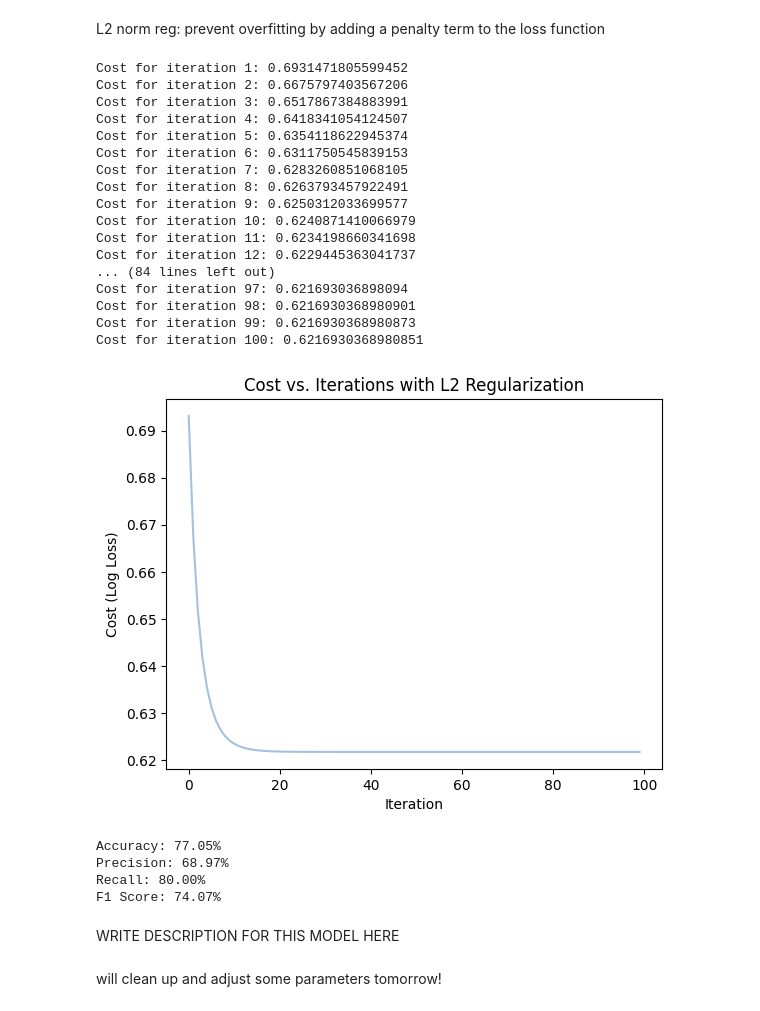
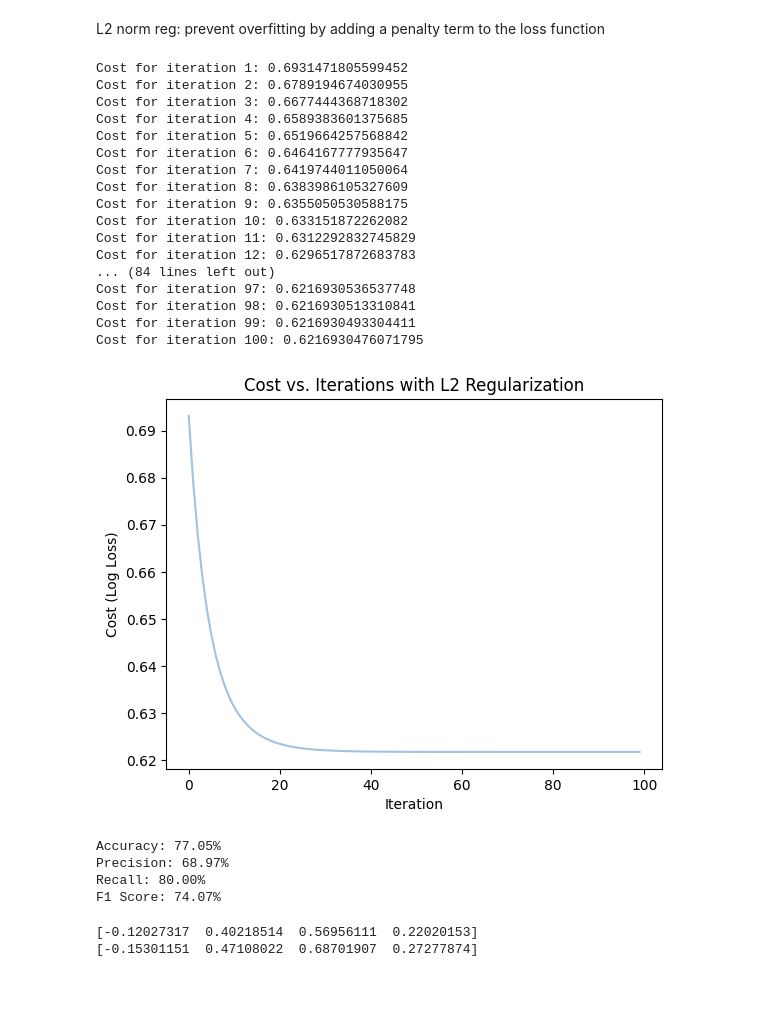
Before and after one commit to jack-mayberry/CS329E-Data-Analytics, a Jupyter notebook: Assignment 6/329e_HW06.ipynb, the cells around one changed output. Drawn from its saved outputs; the diff is of its cells as text; code cells hidden in the pictures.

```diff
--- a/Assignment 6/329e_HW06.ipynb
+++ b/Assignment 6/329e_HW06.ipynb
@@ -435,22 +435,22 @@ stop_thresh = 0.001
 
 weights_b = np.zeros(X_train_bold.shape[1])
 learning_rate = 0.7
-cost_list = []
+cost_list_b = []
 
 for i in range(num_iters):
 
     cost = cost_function(X_train_bold, y_train, weights_b)
-    cost_list.append(cost)
+    cost_list_b.append(cost)
     print(f'Cost for iteration {i + 1}: {cost}')
 
     # check if cost changed, adjust learning rate
     if i > 0:
-        cost_change = abs(cost_list[i] - cost_list[i - 1])
+        cost_change = abs(cost_list_b[i] - cost_list_b[i - 1])
 
         if cost_change < stop_thresh: # change is insignificant, stop early
             print(f'Stop at iteration {i + 1}')
             break
-        elif cost < cost_list[i-1]: # cost improved, increase learning_rate
+        elif cost < cost_list_b[i-1]: # cost improved, increase learning_rate
             learning_rate *= 1.1
         else: # cost got worse, halve the learning_rate
             learning_rate /= 2
@@ -542,16 +542,15 @@ Modify your Cost and gradient to implement the l2 norm regularization. Repeat th
 L2 norm reg: prevent overfitting by adding a penalty term to the loss function
 # %%
 # update cost func
-def cost_function(X, y, weights, lam):
+def cost_function2(X, y, weights, lam):
     '''
     compute cost for log reg including L2 regularization
     '''
-
     m, n = X.shape
     x_dot_weights = X.dot(weights)
 
     y_pred = sigmoid(x_dot_weights)
-    y_pred = np.clip(y_pred, 1e-10, 1 - 1e-10)
+    y_pred = np.clip(y_pred, 1e-10, 1 - 1e-10) # prevent undefined-ness
 
     # original log loss
     cost = 1.0 / m * (-y.T.dot(np.log(y_pred)) - (1 - y).T.dot(np.log(1 - y_pred)))
@@ -561,27 +560,26 @@ def cost_function(X, y, weights, lam):
     return cost + penalty
 # %%
 # update gradient fun
-def gradient(X, y, weights, lam):
+def gradient2(X, y, weights, lam):
     '''
     compute gradient for LR with L2 regularization
     '''
-    m = X.shape[0]
+    m, n = X.shape
     x_dot_weights = X.dot(weights)
-    y_pred = sigmoid(x_dot_weights)
 
     # regular gradient
-    grad = (1 / m) * X.T.dot(y_pred - y)
+    grad = (1.0 / m) * X.T.dot(sigmoid(x_dot_weights) - y)
 
     # add L2 penalty, excluding bias term
     grad[1:] = grad[1:] + (lam / m) * weights[1:]
 
     return grad
 # %%
-# train model with loop + grad descent
+# train model with grad descent optimization loop
 num_iters = 100
 lam = 1
-learning_rate = 0.95
-cost_list = []
+learning_rate = 0.5
+cost_list_l2 = []
 
 # adding intercept column
 X_train_l2 = np.hstack((np.ones((X_train.shape[0], 1)), X_train))
@@ -589,44 +587,43 @@ X_test_l2 = np.hstack((np.ones((X_test.shape[0], 1)), X_test))
 
 weights_l2 = np.zeros(X_train_l2.shape[1]) # initialize weights
 
-iter = 1
 for i in range(num_iters):
 
-    cost = cost_function(X_train_l2, y_train, weights_l2, lam)
-    print(f'Cost for iteration {iter}: {cost}')
-    cost_list.append(cost)
+    cost = cost_function2(X_train_l2, y_train, weights_l2, lam)
+    print(f'Cost for iteration {i + 1}: {cost}')
+    cost_list_l2.append(cost)
     iter += 1
 
-    grad = gradient(X_train_l2, y_train, weights_l2, lam)
+    grad = gradient2(X_train_l2, y_train, weights_l2, lam)
     weights_l2 = weights_l2 - learning_rate * grad
 # %% [output]
 Cost for iteration 1: 0.6931471805599452
-Cost for iteration 2: 0.6675797403567206
-Cost for iteration 3: 0.6517867384883991
-Cost for iteration 4: 0.6418341054124507
-Cost for iteration 5: 0.6354118622945374
-Cost for iteration 6: 0.6311750545839153
-Cost for iteration 7: 0.6283260851068105
-Cost for iteration 8: 0.6263793457922491
-Cost for iteration 9: 0.6250312033699577
-Cost for iteration 10: 0.6240871410066979
-Cost for iteration 11: 0.6234198660341698
-Cost for iteration 12: 0.6229445363041737
+Cost for iteration 2: 0.6789194674030955
+Cost for iteration 3: 0.6677444368718302
+Cost for iteration 4: 0.6589383601375685
+Cost for iteration 5: 0.6519664257568842
+Cost for iteration 6: 0.6464167777935647
+Cost for iteration 7: 0.6419744011050064
+Cost for iteration 8: 0.6383986105327609
+Cost for iteration 9: 0.6355050530588175
+Cost for iteration 10: 0.633151872262082
+Cost for iteration 11: 0.6312292832745829
+Cost for iteration 12: 0.6296517872683783
 ... (84 lines left out)
-Cost for iteration 97: 0.621693036898094
-Cost for iteration 98: 0.6216930368980901
-Cost for iteration 99: 0.6216930368980873
-Cost for iteration 100: 0.6216930368980851
+Cost for iteration 97: 0.6216930536537748
+Cost for iteration 98: 0.6216930513310841
+Cost for iteration 99: 0.6216930493304411
+Cost for iteration 100: 0.6216930476071795
 # %%
 # plot L2 regularization
 # plot cost vs. iters
-plt.plot(np.arange(len(cost_list)), cost_list, color="#A2C2E0")
+plt.plot(np.arange(len(cost_list_l2)), cost_list_l2, color="#A2C2E0")
 plt.title('Cost vs. Iterations with L2 Regularization')
 plt.xlabel('Iteration')
 plt.ylabel('Cost (Log Loss)')
 plt.show()
 # %% [output]
-[figure, old version]
+[figure, new version]
 # %%
 y_pred_L2 = predict(weights_l2, X_test_l2)
 
@@ -652,7 +649,10 @@ Accuracy: 77.05%
 Precision: 68.97%
 Recall: 80.00%
 F1 Score: 74.07%
-# %% [markdown]
-WRITE DESCRIPTION FOR THIS MODEL HERE
-# %% [markdown]
-will clean up and adjust some parameters tomorrow!
+# %%
+# just checking!
+print(weights_i)
+print(weights_l2)
+# %% [output]
+[-0.12027317  0.40218514  0.56956111  0.22020153]
+[-0.15301151  0.47108022  0.68701907  0.27277874]
```
Also changed, not shown: parts of 8 cells of this notebook.
